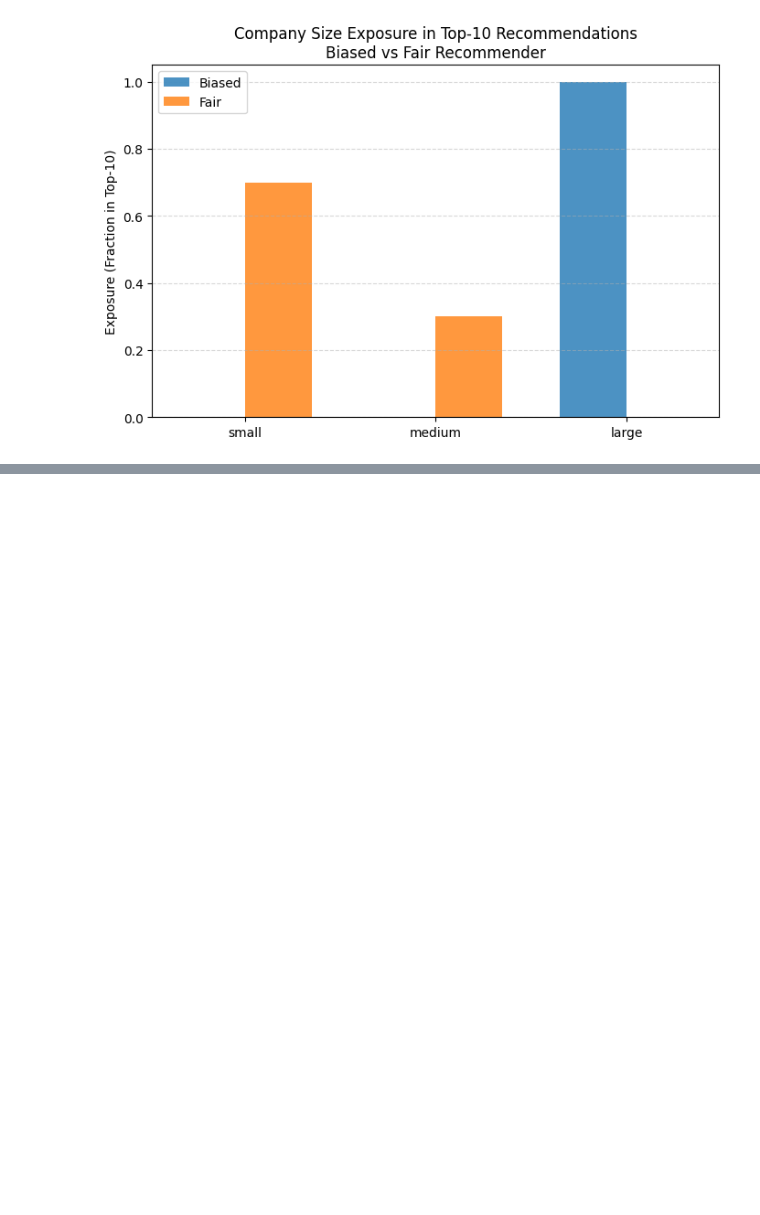
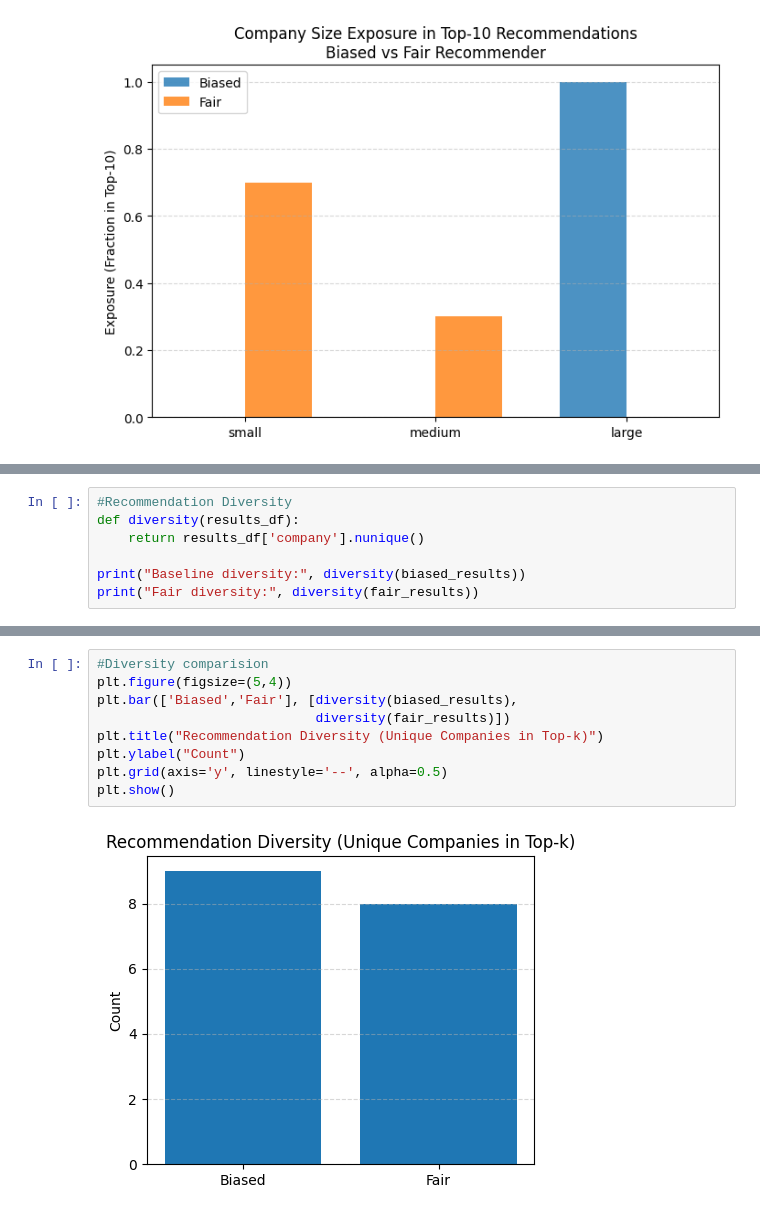
Before and after one commit to Vishnu1721/Fair-and-Explainable-Job-Recommendation-System, a Jupyter notebook: notebooks/Model.ipynb, the cells around one changed output, grey strips where cells are left out. Drawn from its saved outputs; the diff is of its cells as text; blank space fills up the shorter version.

```diff
--- a/notebooks/Model.ipynb
+++ b/notebooks/Model.ipynb
@@ -359,0 +469,7 @@ plt.show()
+# %%
+#Recommendation Diversity
+def diversity(results_df):
+    return results_df['company'].nunique()
+
+print("Baseline diversity:", diversity(biased_results))
+print("Fair diversity:", diversity(fair_results))
@@ -359,0 +513,11 @@ plt.show()
+# %%
+#Diversity comparision
+plt.figure(figsize=(5,4))
+plt.bar(['Biased','Fair'], [diversity(biased_results),
+                            diversity(fair_results)])
+plt.title("Recommendation Diversity (Unique Companies in Top-k)")
+plt.ylabel("Count")
+plt.grid(axis='y', linestyle='--', alpha=0.5)
+plt.show()
+# %% [output]
+[figure, added]
```
Also changed, not shown: parts of 9 cells of this notebook.
